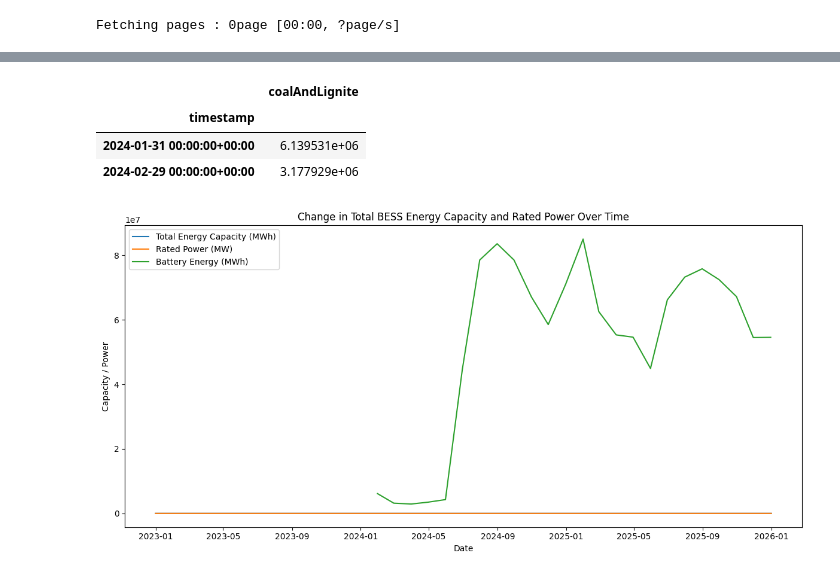
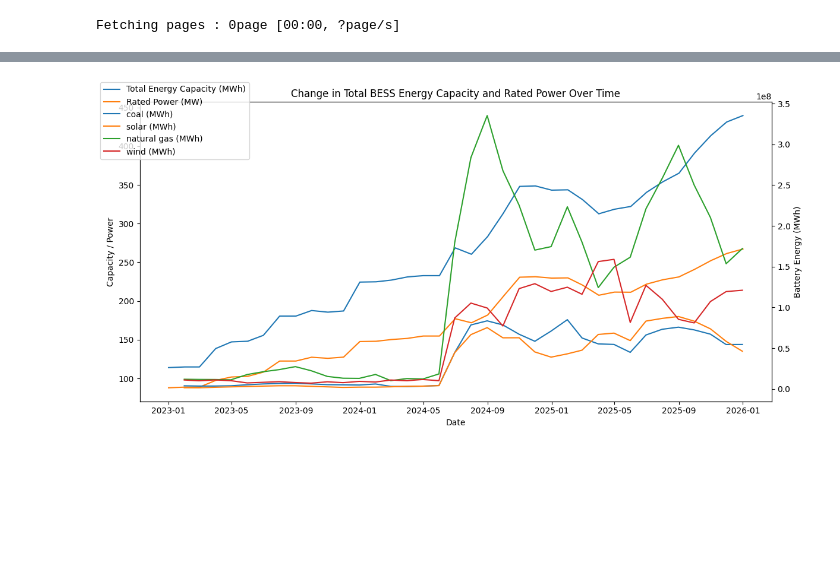
Before and after one commit to andrewkittredge/mode_energy, a Jupyter notebook: ERCOT_BESS.ipynb, the cells around one changed output, grey strips where cells are left out. Saved outputs shown, nothing was run; the diff lists cells and outputs as text; code cells hidden in the pictures; blank space fills up the shorter version.

Commit message:
plot

```diff
--- a/ERCOT_BESS.ipynb
+++ b/ERCOT_BESS.ipynb
@@ -32,7 +32,10 @@ ercot_bess_monthly.head()
 | 4 | 2023-05-01 | 147.154348 | 101.784783 |
 # %%
 fuel_mix = client.get_ercot_generation_fuel_mix(
-    date_from=date(2024, 1, 1), date_to=date(2025, 12, 31)
+    date_from=date(2023, 1, 1), date_to=date(2025, 12, 31)
 )
+fuel_mix = fuel_mix.drop(["settlementType", "repeated_hour_flag"], axis=1)
+
+fuel_mix_monthly = fuel_mix.resample("ME").mean()
 # %% [output]
 Fetching pages : 0page [00:00, ?page/s]
@@ -56,35 +42,53 @@ fuel_mix
-# %%
-fuel_mix_monthly = fuel_mix.resample("ME").sum()
-# %%
-(fuel_mix_monthly[["coalAndLignite"]]).head(2)
-# %% [output]
-|  | coalAndLignite |
-| timestamp |  |
-| 2024-01-31 00:00:00+00:00 | 6.139531e+06 |
-| 2024-02-29 00:00:00+00:00 | 3.177929e+06 |
 # %%
-plt.figure(figsize=(12, 6))
-plt.plot(
+fig, ax1 = plt.subplots(figsize=(12, 6))
+ax1.plot(
     ercot_bess_monthly["month"],
     ercot_bess_monthly["total_energy_capacity_mwh"],
     label="Total Energy Capacity (MWh)",
+    # color="tab:blue",
 )
-plt.plot(
+ax1.plot(
     ercot_bess_monthly["month"],
     ercot_bess_monthly["total_rated_power_mw"],
     label="Rated Power (MW)",
+    # color="tab:orange",
 )
-plt.plot(
+ax1.set_xlabel("Date")
+ax1.set_ylabel("Capacity / Power")
+ax1.set_title("Change in Total BESS Energy Capacity and Rated Power Over Time")
+ax2 = ax1.twinx()
+ax2.plot(
     fuel_mix_monthly.index,
     fuel_mix_monthly["coalAndLignite"],
-    label="Battery Energy (MWh)",
+    label="coal (MWh)",
+    # color="black",
 )
-plt.xlabel("Date")
-plt.ylabel("Capacity / Power")
-plt.title("Change in Total BESS Energy Capacity and Rated Power Over Time")
-plt.legend()
 
-plt.tight_layout()
+ax2.plot(
+    fuel_mix_monthly.index,
+    fuel_mix_monthly["solar"],
+    label="solar (MWh)",
+    #  color="yellow",
+)
+
+ax2.plot(
+    fuel_mix_monthly.index,
+    fuel_mix_monthly["naturalGas"],
+    label="natural gas (MWh)",
+    # color="yellow",
+)
+ax2.plot(
+    fuel_mix_monthly.index,
+    fuel_mix_monthly["wind"],
+    label="wind (MWh)",
+    # color="yellow",
+)
+
+ax2.set_ylabel("Battery Energy (MWh)")
+fig.tight_layout()
+lines1, labels1 = ax1.get_legend_handles_labels()
+lines2, labels2 = ax2.get_legend_handles_labels()
+fig.legend(lines1 + lines2, labels1 + labels2, loc="upper left")
 plt.show()
 # %% [output]
-[figure, old version]
+[figure, new version]
```
Also changed, not shown: parts of 1 cell of this notebook.
